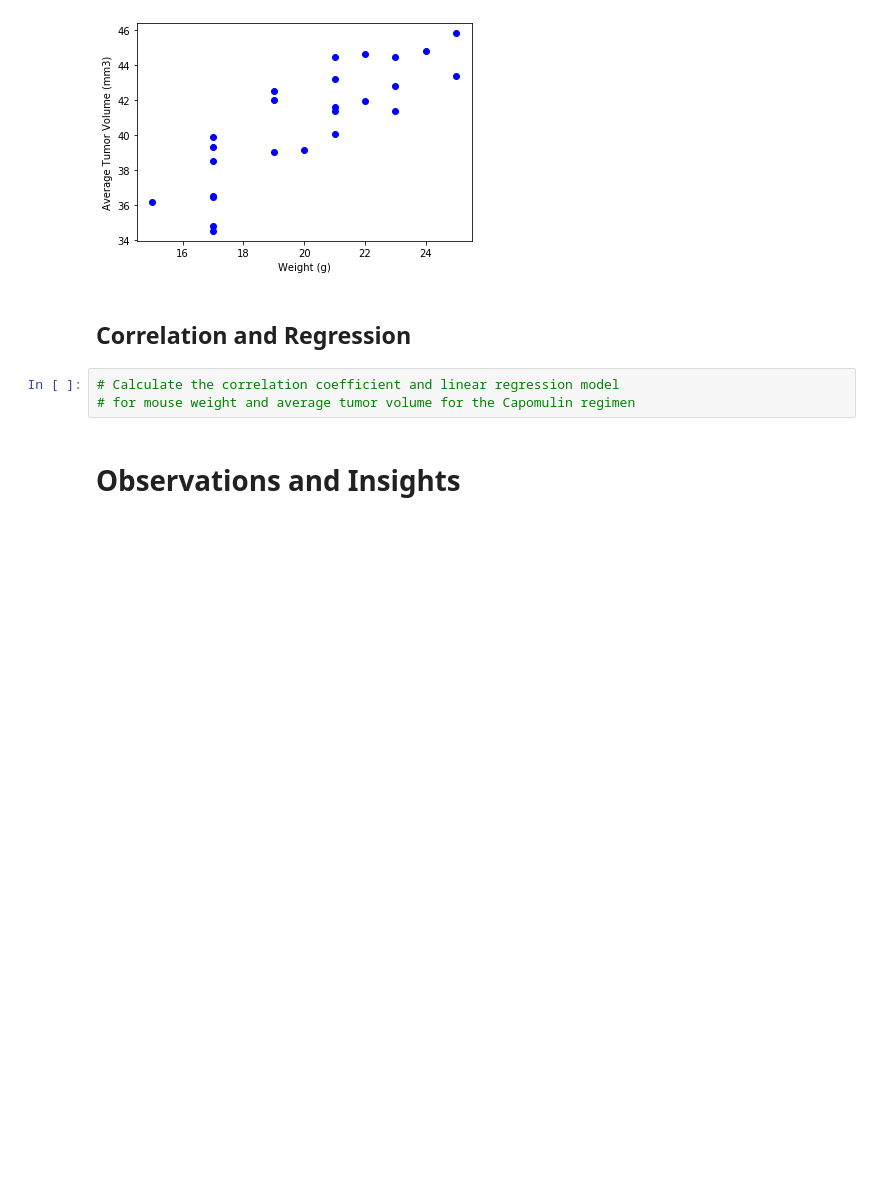
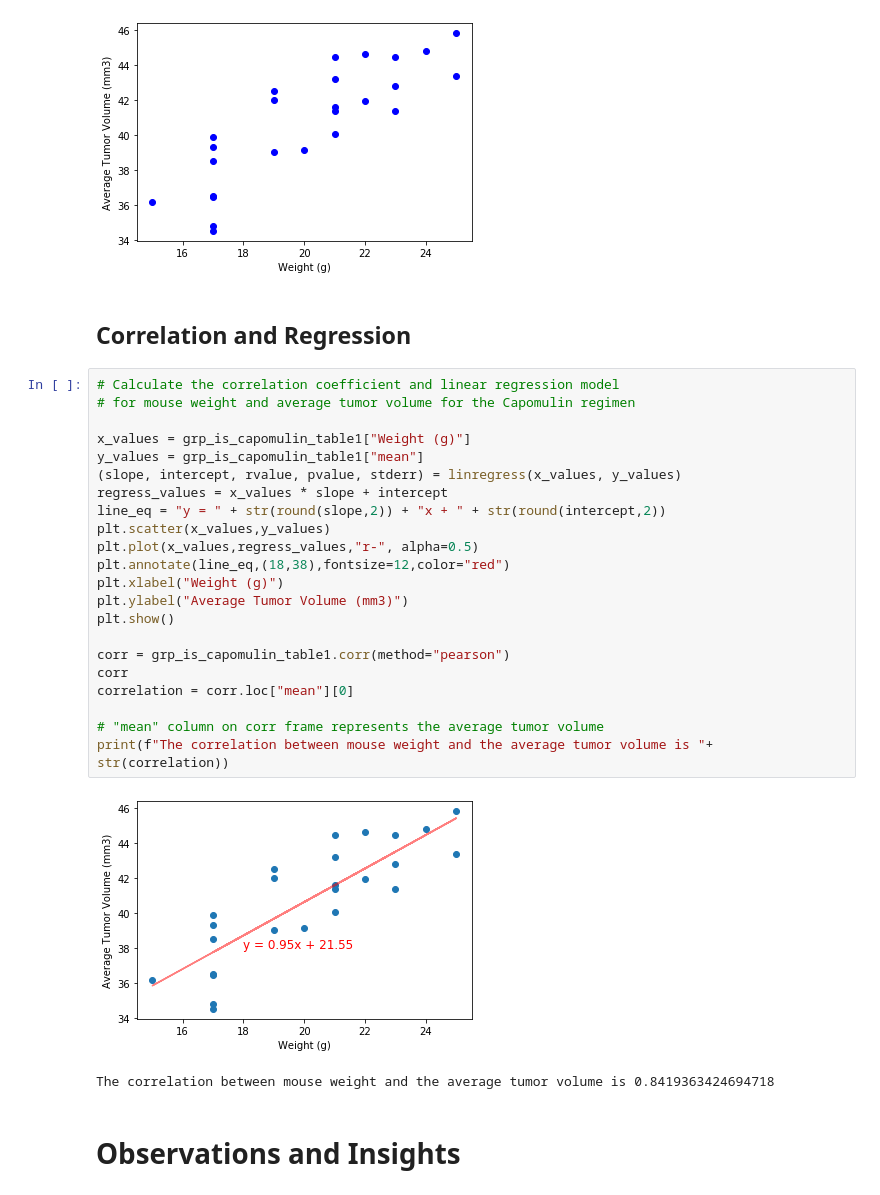
Before and after one commit to bay0624/Matplotlib-Challenge, a Jupyter notebook: pymaceuticals_starter.ipynb, the cells around one changed output. Cells and saved outputs as stored; diff of their text form; blank space fills up the shorter version.

Commit message:
Add Correlation and Regression

```diff
--- a/pymaceuticals_starter.ipynb
+++ b/pymaceuticals_starter.ipynb
@@ -344,8 +345,30 @@ plt.show()
 [figure]
 # %% [markdown]
 ## Correlation and Regression
-# %%
-# Calculate the correlation coefficient and linear regression model
-# for mouse weight and average tumor volume for the Capomulin regimen
+# %%
+# Calculate the correlation coefficient and linear regression model
+# for mouse weight and average tumor volume for the Capomulin regimen
+
+x_values = grp_is_capomulin_table1["Weight (g)"]
+y_values = grp_is_capomulin_table1["mean"]
+(slope, intercept, rvalue, pvalue, stderr) = linregress(x_values, y_values)
+regress_values = x_values * slope + intercept
+line_eq = "y = " + str(round(slope,2)) + "x + " + str(round(intercept,2))
+plt.scatter(x_values,y_values)
+plt.plot(x_values,regress_values,"r-", alpha=0.5)
+plt.annotate(line_eq,(18,38),fontsize=12,color="red")
+plt.xlabel("Weight (g)")
+plt.ylabel("Average Tumor Volume (mm3)")
+plt.show()
+
+corr = grp_is_capomulin_table1.corr(method="pearson")
+corr
+correlation = corr.loc["mean"][0]
+
+# "mean" column on corr frame represents the average tumor volume
+print(f"The correlation between mouse weight and the average tumor volume is "+ str(correlation))
+# %% [output]
+[figure, added]
+The correlation between mouse weight and the average tumor volume is 0.8419363424694718
 # %% [markdown]
 # Observations and Insights
```
Also changed, not shown: parts of 3 cells of this notebook.
